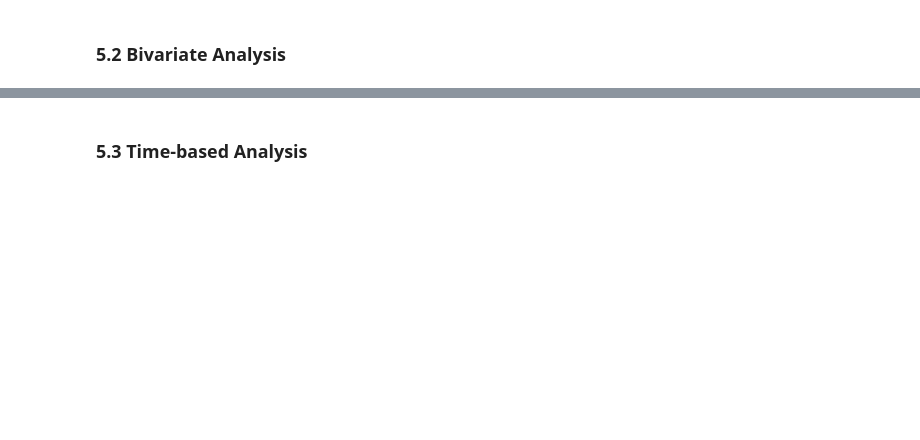
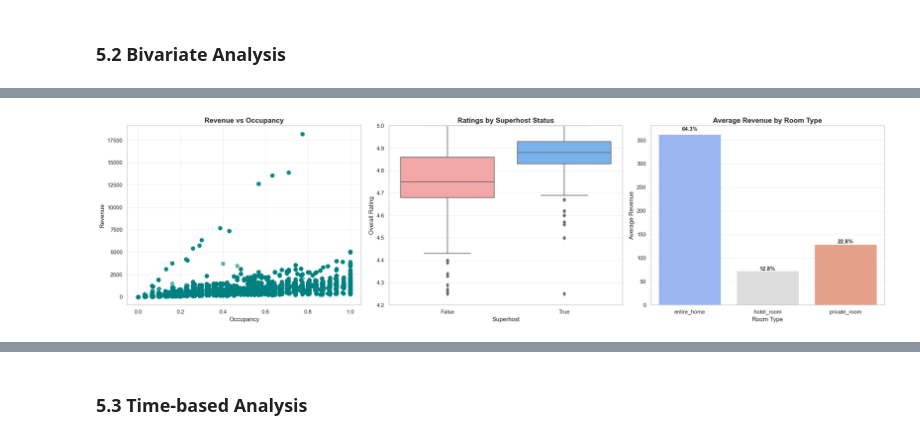
Before and after one commit to ENGMAUKA/Nairobi_AirBNB_Capstone_Project, a Jupyter notebook: AirBnB.ipynb, the cells around one changed output, grey strips where cells are left out. Saved outputs shown, nothing was run; the diff lists cells and outputs as text; code cells hidden in the pictures; blank space fills up the shorter version.

```diff
--- a/AirBnB.ipynb
+++ b/AirBnB.ipynb
@@ -592,0 +580,86 @@ create_enhanced_plots_ksh(master_df)
+# %%
+import matplotlib.pyplot as plt
+import seaborn as sns
+import pandas as pd
+
+# Set style
+sns.set_style("whitegrid")
+palette_scatter = "teal"
+palette_box = ["#FF9999", "#66B2FF"]
+palette_bar = "coolwarm"
+
+# Compute average revenue by room type
+room_avg = master_df.groupby("room_type")["revenue"].mean().reset_index()
+total_avg_revenue = room_avg["revenue"].sum()
+room_avg["pct"] = room_avg["revenue"] / total_avg_revenue * 100
+
+# Create subplots: 1 row, 3 columns
+fig, axes = plt.subplots(1, 3, figsize=(22,6))
+
+# ----------------------------
+# 1. Revenue vs Occupancy (Scatter)
+# ----------------------------
+sns.scatterplot(
+    data=master_df,
+    x="occupancy",
+    y="revenue",
+    alpha=0.6,
+    edgecolor=None,
+    s=60,
+    color=palette_scatter,
+    ax=axes[0]
+)
+axes[0].set_title("Revenue vs Occupancy", fontsize=14, fontweight="bold")
+axes[0].set_xlabel("Occupancy")
+axes[0].set_ylabel("Revenue")
+axes[0].grid(alpha=0.3)
+
+# ----------------------------
+# 2. Ratings vs Superhost (Boxplot)
+# ----------------------------
+sns.boxplot(
+    data=master_df,
+    x="superhost",
+    y="rating_overall",
+    palette=palette_box,
+    ax=axes[1]
+)
+axes[1].set_title("Ratings by Superhost Status", fontsize=14, fontweight="bold")
+axes[1].set_xlabel("Superhost")
+axes[1].set_ylabel("Overall Rating")
+axes[1].set_ylim(4.2, 5)  # Adjust according to rating scale
+axes[1].grid(axis="y", alpha=0.3)
+
+# ----------------------------
+# 3. Room Type vs Average Revenue (Bar Plot) with percentages
+# ----------------------------
+sns.barplot(
+    data=room_avg,
+    x="room_type",
+    y="revenue",
+    palette=palette_bar,
+    ax=axes[2]
+)
+axes[2].set_title("Average Revenue by Room Type", fontsize=14, fontweight="bold")
+axes[2].set_xlabel("Room Type")
+axes[2].set_ylabel("Average Revenue")
+axes[2].grid(axis="y", alpha=0.3)
+
+# Annotate percentages on bars
+for idx, row in room_avg.iterrows():
+    axes[2].text(
+        idx,
+        row["revenue"] + row["revenue"]*0.02,  # Slightly above the bar
+        f"{row['pct']:.1f}%",
+        ha="center",
+        fontsize=11,
+        fontweight="bold"
+    )
+
+# ----------------------------
+# Adjust layout and show
+# ----------------------------
+plt.tight_layout()
+plt.show()
+# %% [output]
+[figure, added]
```
Also changed, not shown: parts of 18 cells of this notebook.
